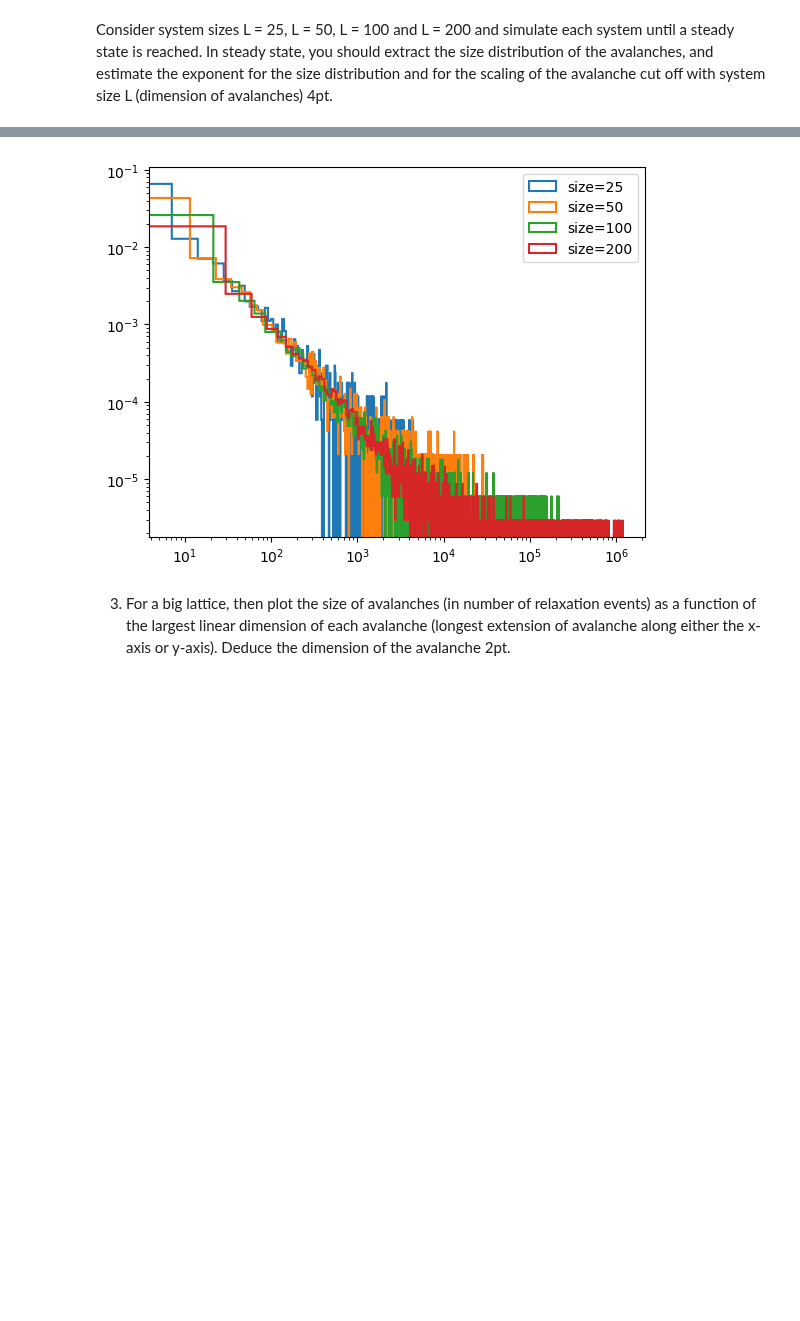
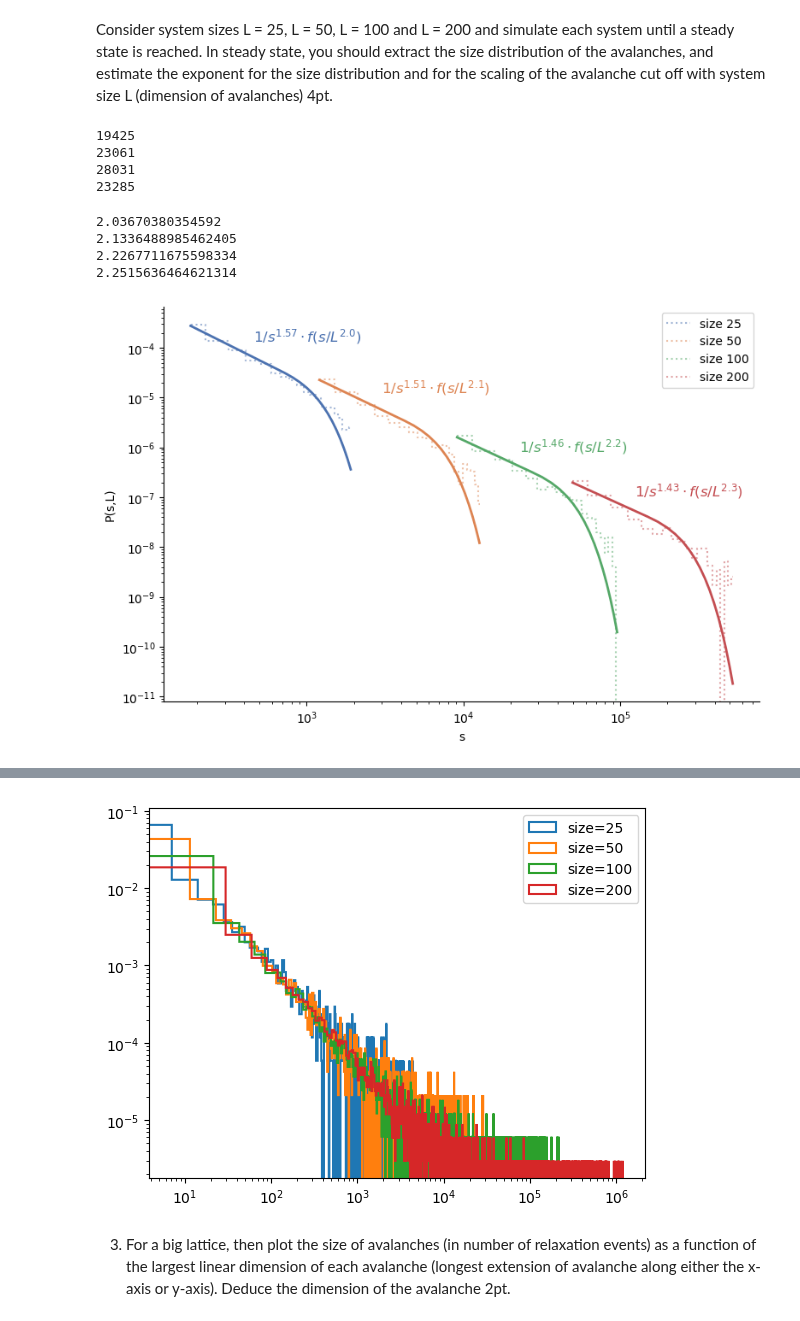
Before and after one commit to JakobSchauser/MscPhysics, a Jupyter notebook: Complex Physics/HandIn2/handin2.ipynb, the cells around one changed output, grey strips where cells are left out. Saved outputs shown, nothing was run; the diff lists cells and outputs as text; code cells hidden in the pictures; blank space fills up the shorter version.

```diff
--- a/Complex Physics/HandIn2/handin2.ipynb
+++ b/Complex Physics/HandIn2/handin2.ipynb
@@ -169,7 +172,83 @@ plt.show()
 Consider system sizes L = 25, L = 50, L = 100 and L = 200 and simulate each system until a steady state is reached. In steady state, you should extract the size distribution of the avalanches, and estimate the exponent for the size distribution and for the scaling of the avalanche cut off with system size L (dimension of avalanches) 4pt.
 # %%
 sims = []
-for size, n_steps in zip([25, 50, 100, 200], [3000, 6000, 15000, 40000]):
+for size, n_steps in zip([25, 50, 100, 200], [20000, 25000, 35000, 52000]):
 
     grid, ns, extends = run(size, n_steps)
-    sims.append(ns)
+    first_time = np.where(ns/(size*size) > 4)[0][0]
+
+    sims.append(ns[first_time:])
+# %%
+# make numpy histograms
+hists = []
+edges  = []
+for sim in sims:
+    print(len(sim))
+    hist, edge = np.histogram(sim, bins=31, density=True)
+
+
+    edges.append(((edge[1:] + edge[:1])/2)[1:])
+
+    hists.append(hist[1:])
+# %% [output]
+19425
+23061
+28031
+23285
+# %%
+from scipy.optimize import curve_fit
+import seaborn as sns
+
+def fit_fun_over(x, tau, cutoff):
+
+    y =  x ** (-tau)
+
+    y[x > cutoff] *= np.exp(-((x[x>cutoff] - cutoff)/cutoff)**2)
+
+    return y
+
+
+fig = plt.figure(figsize=(9, 6))
+
+
+Ls = [25, 50, 100, 200]
+colors = sns.color_palette("deep", 4)
+
+taus = []
+dimensions = []
+
+
+for i in range(len(sims)):
+
+    x, y = edges[i][:-10], hists[i][:-10]
+
+    fit_fun = lambda x, tau, d: fit_fun_over(x, tau, Ls[i]**d)
+
+    plt.step(x, y,where='mid',color=colors[i],linestyle=':', label=f"size {Ls[i]}", alpha = 0.5)
+
+    popt, pcov = curve_fit(fit_fun, x, y, p0=[1.5, 2.3])
+    taus.append(popt[0])
+    dimensions.append(popt[1])
+    print(popt[1])
+
+    # plt.vlines(Ls[i]**popt[1], 1e-9, 1e-5, color = colors[i])
+    plt.plot(x, fit_fun(x, *popt), '-', color=colors[i], linewidth=2)
+
+    # print text with fit parameters
+    plt.text(x[3], y[1], "$1/s^{"+ f"{popt[0]:.3}" + "}\cdot f(s/L^{"+ f"{popt[1]:.2}" + "})$", color = colors[i], fontsize=12)
+
+
+
+plt.legend()
+plt.yscale("log")
+plt.xscale("log")
+sns.despine()
+plt.ylabel("P(s,L)")
+plt.xlabel("s")
+plt.show()
+# %% [output]
+2.03670380354592
+2.1336488985462405
+2.2267711675598334
+2.2515636464621314
+[figure, added]
```
Also changed, not shown: parts of 8 cells of this notebook, 5 other files.
